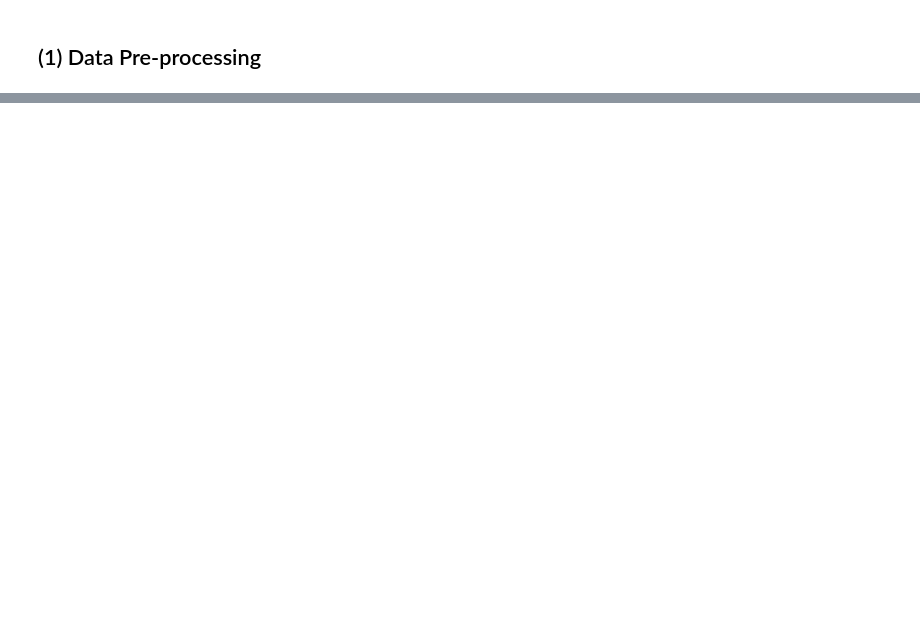
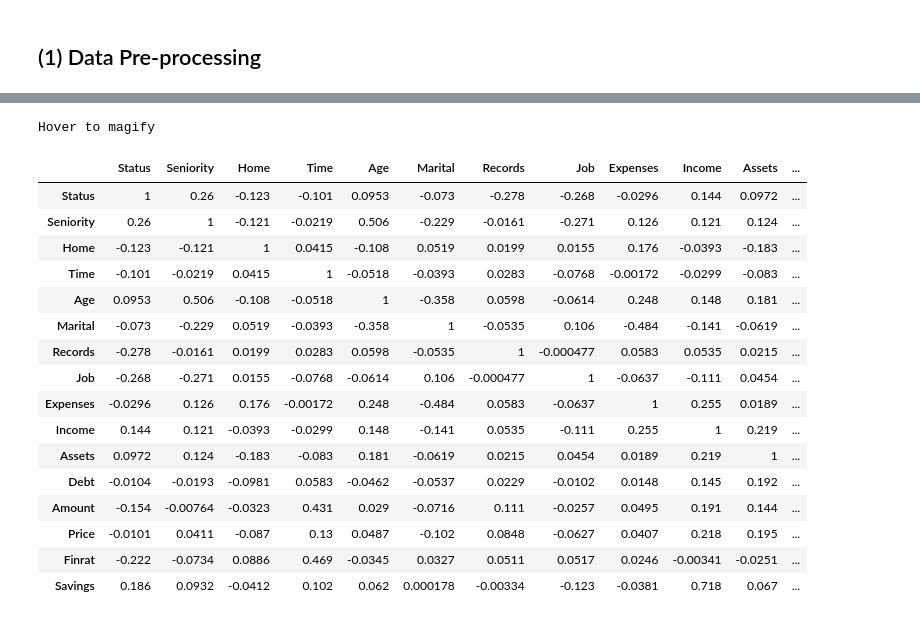
Before and after one commit to Purusharth07/Credit_Score_Analysis, a Jupyter notebook: Credit_Score.ipynb, the cells around one changed output, grey strips where cells are left out. Saved outputs shown, nothing was run; the diff lists cells and outputs as text; code cells hidden in the pictures; blank space fills up the shorter version.

```diff
--- a/Credit_Score.ipynb
+++ b/Credit_Score.ipynb
@@ -38,0 +177,40 @@ data.describe()
+# %%
+## Visualising Correlation Matrix with actual Correlation Values
+cmap=sns.diverging_palette(5, 250, as_cmap=True)
+
+def magnify():
+    return [dict(selector="th",
+                 props=[("font-size", "7pt")]),
+            dict(selector="td",
+                 props=[('padding', "0em 0em")]),
+            dict(selector="th:hover",
+                 props=[("font-size", "15pt")]),
+            dict(selector="tr:hover td:hover",
+                 props=[('max-width', '200px'),
+                        ('font-size', '15pt')])
+]
+
+corr.style.background_gradient(cmap, axis=1)\
+    .set_properties(**{'max-width': '80px', 'font-size': '10pt'})\
+    .set_caption("Hover to magify")\
+    .set_precision(3)\
+    .set_table_styles(magnify())
+# %% [output]
+Hover to magify
+|  | Status | Seniority | Home | Time | Age | Marital | Records | Job | Expenses | Income | Assets | ... |
+| Status | 1 | 0.26 | -0.123 | -0.101 | 0.0953 | -0.073 | -0.278 | -0.268 | -0.0296 | 0.144 | 0.0972 | ... |
+| Seniority | 0.26 | 1 | -0.121 | -0.0219 | 0.506 | -0.229 | -0.0161 | -0.271 | 0.126 | 0.121 | 0.124 | ... |
+| Home | -0.123 | -0.121 | 1 | 0.0415 | -0.108 | 0.0519 | 0.0199 | 0.0155 | 0.176 | -0.0393 | -0.183 | ... |
+| Time | -0.101 | -0.0219 | 0.0415 | 1 | -0.0518 | -0.0393 | 0.0283 | -0.0768 | -0.00172 | -0.0299 | -0.083 | ... |
+| Age | 0.0953 | 0.506 | -0.108 | -0.0518 | 1 | -0.358 | 0.0598 | -0.0614 | 0.248 | 0.148 | 0.181 | ... |
+| Marital | -0.073 | -0.229 | 0.0519 | -0.0393 | -0.358 | 1 | -0.0535 | 0.106 | -0.484 | -0.141 | -0.0619 | ... |
+| Records | -0.278 | -0.0161 | 0.0199 | 0.0283 | 0.0598 | -0.0535 | 1 | -0.000477 | 0.0583 | 0.0535 | 0.0215 | ... |
+| Job | -0.268 | -0.271 | 0.0155 | -0.0768 | -0.0614 | 0.106 | -0.000477 | 1 | -0.0637 | -0.111 | 0.0454 | ... |
+| Expenses | -0.0296 | 0.126 | 0.176 | -0.00172 | 0.248 | -0.484 | 0.0583 | -0.0637 | 1 | 0.255 | 0.0189 | ... |
+| Income | 0.144 | 0.121 | -0.0393 | -0.0299 | 0.148 | -0.141 | 0.0535 | -0.111 | 0.255 | 1 | 0.219 | ... |
+| Assets | 0.0972 | 0.124 | -0.183 | -0.083 | 0.181 | -0.0619 | 0.0215 | 0.0454 | 0.0189 | 0.219 | 1 | ... |
+| Debt | -0.0104 | -0.0193 | -0.0981 | 0.0583 | -0.0462 | -0.0537 | 0.0229 | -0.0102 | 0.0148 | 0.145 | 0.192 | ... |
+| Amount | -0.154 | -0.00764 | -0.0323 | 0.431 | 0.029 | -0.0716 | 0.111 | -0.0257 | 0.0495 | 0.191 | 0.144 | ... |
+| Price | -0.0101 | 0.0411 | -0.087 | 0.13 | 0.0487 | -0.102 | 0.0848 | -0.0627 | 0.0407 | 0.218 | 0.195 | ... |
+| Finrat | -0.222 | -0.0734 | 0.0886 | 0.469 | -0.0345 | 0.0327 | 0.0511 | 0.0517 | 0.0246 | -0.00341 | -0.0251 | ... |
+| Savings | 0.186 | 0.0932 | -0.0412 | 0.102 | 0.062 | 0.000178 | -0.00334 | -0.123 | -0.0381 | 0.718 | 0.067 | ... |
```
Also changed, not shown: parts of 32 cells of this notebook.
